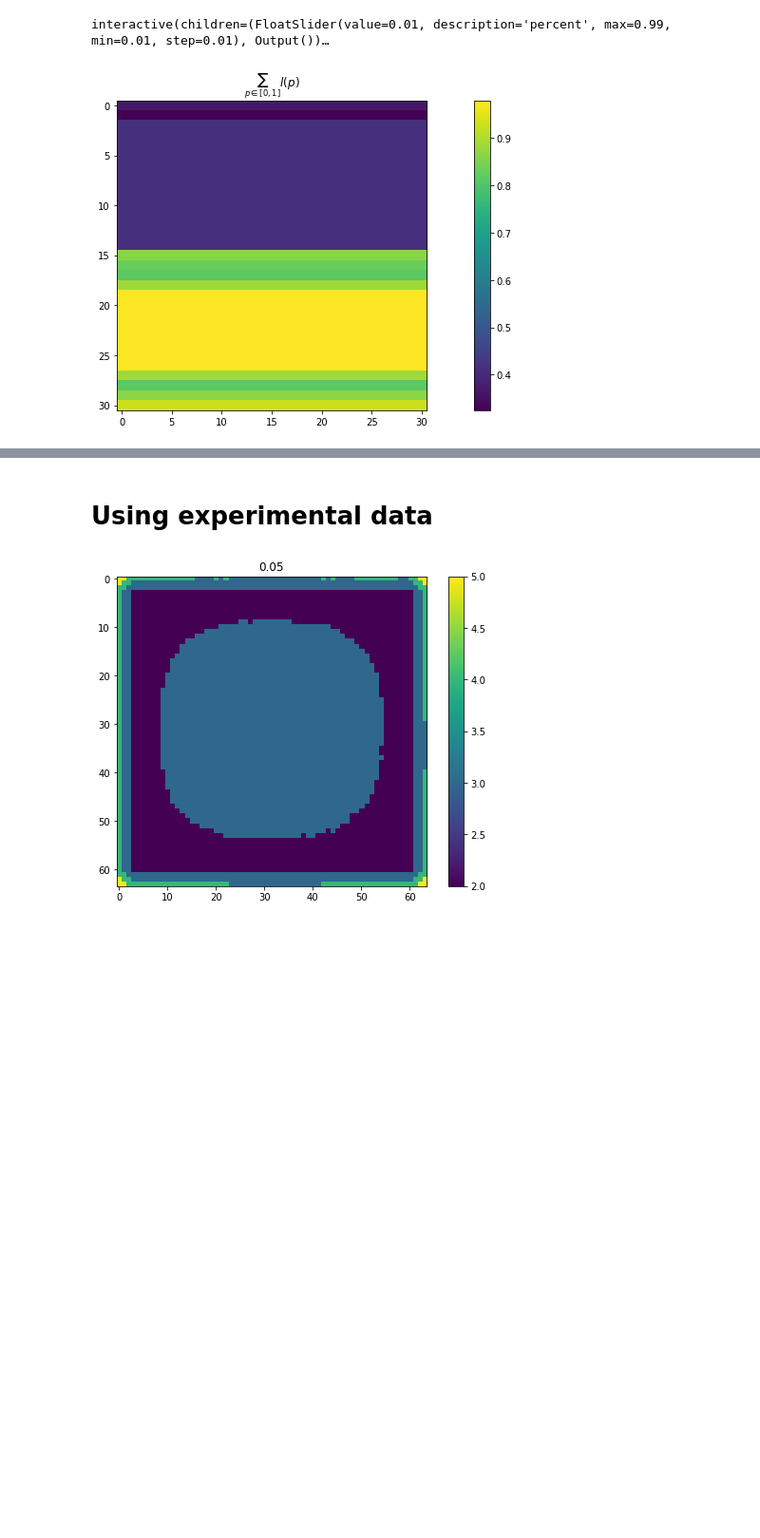
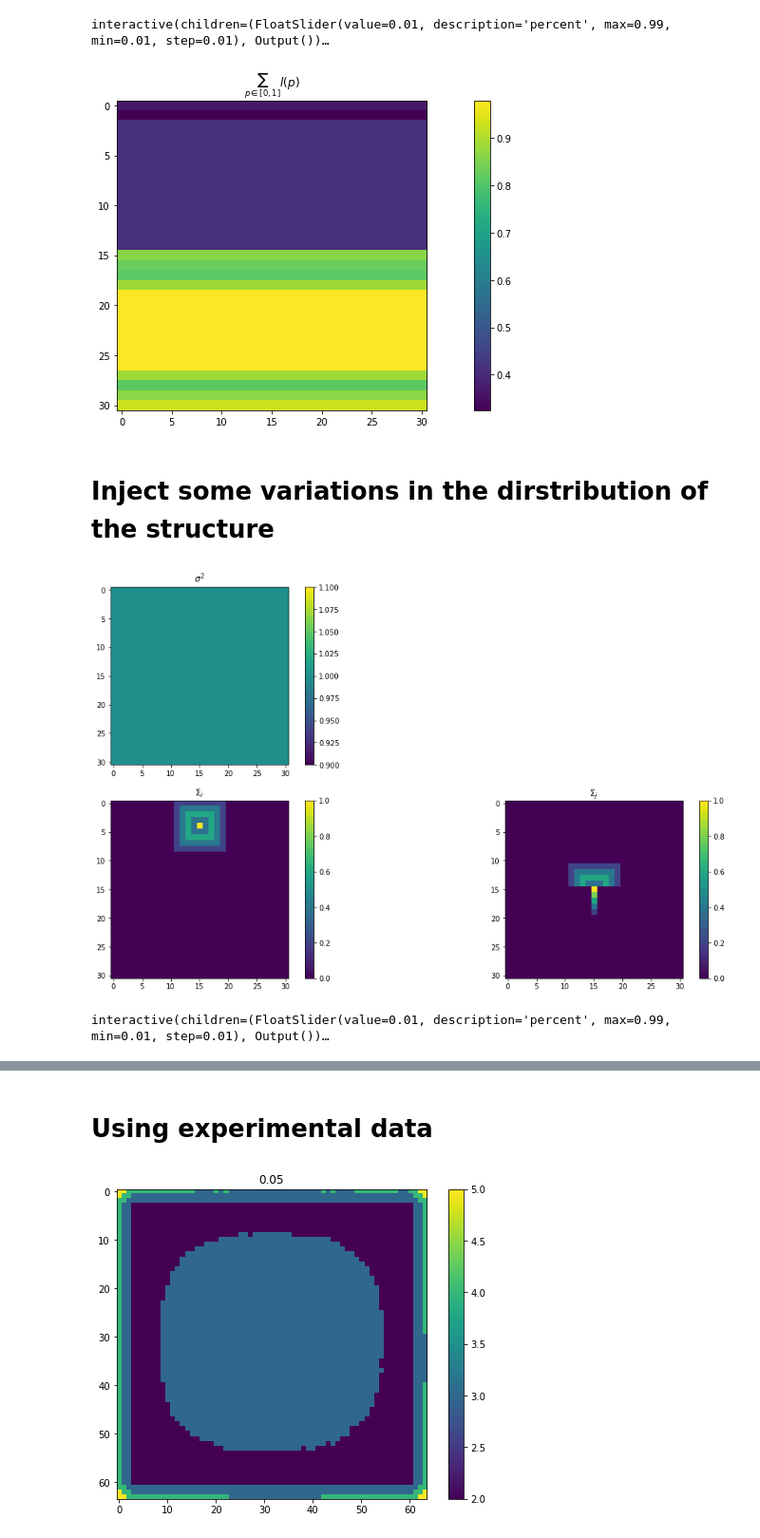
Before and after one commit to leonharv/uncertainty-vis, a Jupyter notebook: Experiments/Covariance Analysis/Locality Measure Pearson.ipynb, the cells around one changed output, grey strips where cells are left out. Shown at 95% size. Drawn from its saved outputs; the diff is of its cells as text; code cells hidden in the pictures; blank space fills up the shorter version.

Commit message:
added another test case for the locality measure pearson

```diff
--- a/Experiments/Covariance Analysis/Locality Measure Pearson.ipynb
+++ b/Experiments/Covariance Analysis/Locality Measure Pearson.ipynb
@@ -134,7 +134,7 @@ def build_covariance_matrix(variance, function, width=3):
         for A_prev in distance_map:
             A_depth[ A_prev > 0 ] = 0.0
 
-        A_depth *= function(weight, 1/np.log(width))
+        A_depth *= function(weight, 1/width)
 
         distance_map.append(A_depth)
 
@@ -386,3 +384,53 @@ plt.colorbar()
 plt.show()
 # %% [output]
 [figure]
+# %% [markdown]
+# Inject some variations in the dirstribution of the structure
+# %%
+new_structure = build_covariance_matrix(variance, linear, 5)
+
+Sigma_hat = Sigma.copy()
+for x in range(gridDimensions[0]):
+    for y in range(gridDimensions[0]//2):
+        idx = y * gridDimensions[0] + x
+        Sigma_hat[idx,:] = new_structure[idx,:]
+        Sigma_hat[:,idx] = new_structure[:,idx]
+
+p = np.array([gridDimensions[0]//2, 4])
+targetPixel = p[1] * gridDimensions[0] + p[0]
+Sigma_i = Sigma_hat[targetPixel,:].reshape(gridDimensions)
+
+p = np.array([gridDimensions[0]//2, 15])
+targetPixel = p[1] * gridDimensions[0] + p[0]
+Sigma_j = Sigma_hat[targetPixel,:].reshape(gridDimensions)
+
+variances = np.sqrt(np.diag(Sigma_hat))
+
+plt.figure(figsize=(18,10))
+plt.subplot(2,2,1)
+plt.imshow(variances.reshape(gridDimensions))
+plt.title(r'$\sigma^2$')
+plt.colorbar()
+plt.subplot(2,2,3)
+plt.imshow(Sigma_i)
+plt.title(r'$\Sigma_i$')
+plt.colorbar()
+plt.subplot(2,2,4)
+plt.imshow(Sigma_j)
+plt.title(r'$\Sigma_j$')
+plt.colorbar()
+plt.show()
+# %% [output]
+[figure, added]
+# %%
+Rho = to_pearson(Sigma_hat)
+@widgets.interact(percent=(0.01, 0.99, 0.01))
+def show_locality(percent=0.01):
+    localityMap = np.array([dist_covariance(Rho, p, percent) for p in range(Sigma.shape[0])]).reshape(gridDimensions)
+
+    plt.figure(figsize=(18,6))
+    plt.imshow(localityMap)
+    plt.colorbar()
+    plt.show()
+# %% [output]
+interactive(children=(FloatSlider(value=0.01, description='percent', max=0.99, min=0.01, step=0.01), Output())…
```
Also changed, not shown: parts of 5 cells of this notebook.
